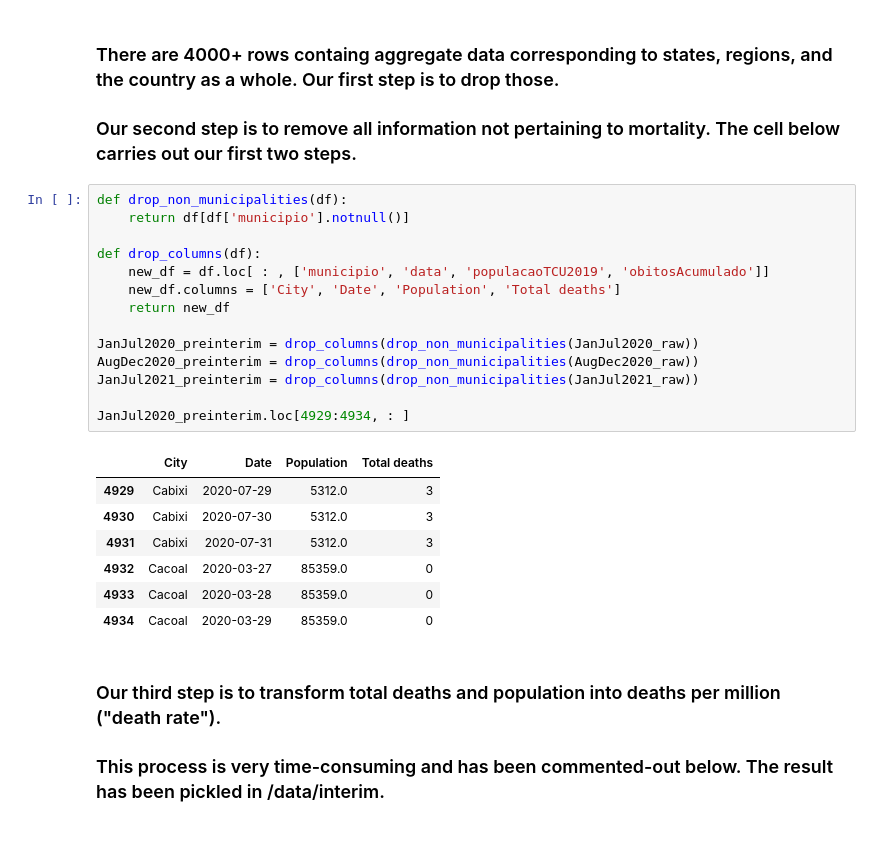
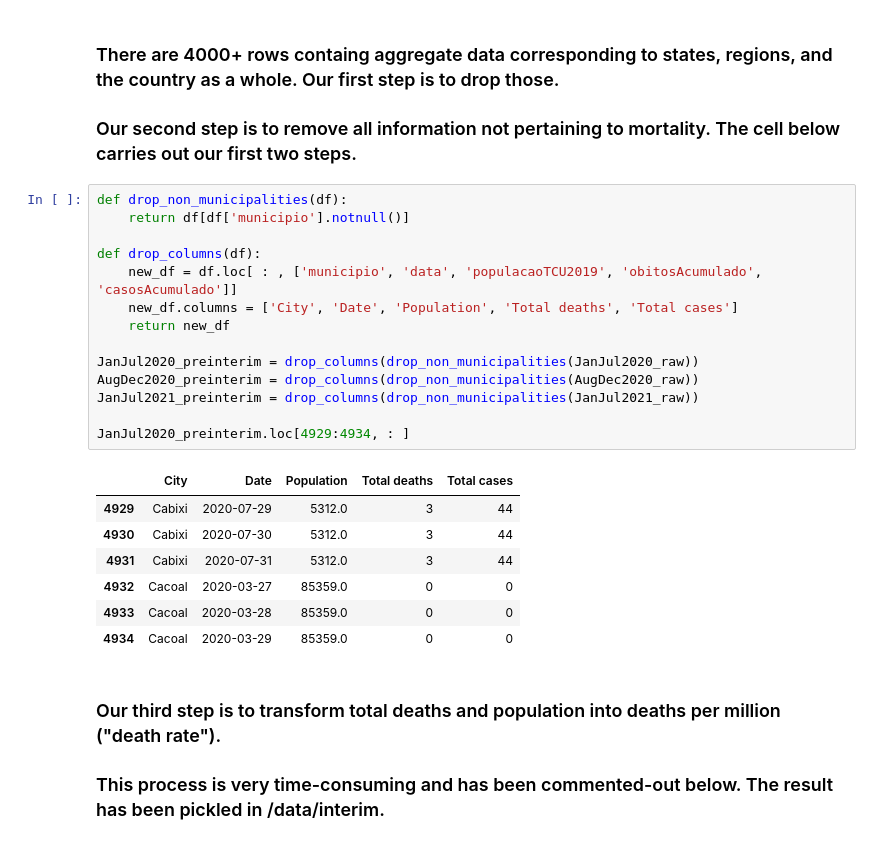
Before and after one commit to DanCoimbra/data_science_studies, a Jupyter notebook: Statistics (Python)/Cleaning – COVID Deaths by Municipality.ipynb, the cells around one changed output. Cells and saved outputs as stored; diff of their text form.

Commit message:
Finalizes data analysis for COVID Deaths by Municipality

```diff
--- a/Statistics (Python)/Cleaning – COVID Deaths by Municipality.ipynb
+++ b/Statistics (Python)/Cleaning – COVID Deaths by Municipality.ipynb
@@ -53,25 +53,25 @@ JanJul2020_raw.loc[4929:4934, : ]
 # %%
 def drop_non_municipalities(df):
     return df[df['municipio'].notnull()]
 
 def drop_columns(df):
-    new_df = df.loc[ : , ['municipio', 'data', 'populacaoTCU2019', 'obitosAcumulado']]
-    new_df.columns = ['City', 'Date', 'Population', 'Total deaths']
+    new_df = df.loc[ : , ['municipio', 'data', 'populacaoTCU2019', 'obitosAcumulado', 'casosAcumulado']]
+    new_df.columns = ['City', 'Date', 'Population', 'Total deaths', 'Total cases']
     return new_df
 
 JanJul2020_preinterim = drop_columns(drop_non_municipalities(JanJul2020_raw))
 AugDec2020_preinterim = drop_columns(drop_non_municipalities(AugDec2020_raw))
 JanJul2021_preinterim = drop_columns(drop_non_municipalities(JanJul2021_raw))
 
 JanJul2020_preinterim.loc[4929:4934, : ]
 # %% [output]
-|  | City | Date | Population | Total deaths |
-| 4929 | Cabixi | 2020-07-29 | 5312.0 | 3 |
-| 4930 | Cabixi | 2020-07-30 | 5312.0 | 3 |
-| 4931 | Cabixi | 2020-07-31 | 5312.0 | 3 |
-| 4932 | Cacoal | 2020-03-27 | 85359.0 | 0 |
-| 4933 | Cacoal | 2020-03-28 | 85359.0 | 0 |
-| 4934 | Cacoal | 2020-03-29 | 85359.0 | 0 |
+|  | City | Date | Population | Total deaths | Total cases |
+| 4929 | Cabixi | 2020-07-29 | 5312.0 | 3 | 44 |
+| 4930 | Cabixi | 2020-07-30 | 5312.0 | 3 | 44 |
+| 4931 | Cabixi | 2020-07-31 | 5312.0 | 3 | 44 |
+| 4932 | Cacoal | 2020-03-27 | 85359.0 | 0 | 0 |
+| 4933 | Cacoal | 2020-03-28 | 85359.0 | 0 | 0 |
+| 4934 | Cacoal | 2020-03-29 | 85359.0 | 0 | 0 |
 # %% [markdown]
 ### Our third step is to transform total deaths and population into deaths per million ("death rate").
 ### This process is very time-consuming and has been commented-out below. The result has been pickled in /data/interim.
```
Also changed, not shown: parts of 15 cells of this notebook, 2 other files.
